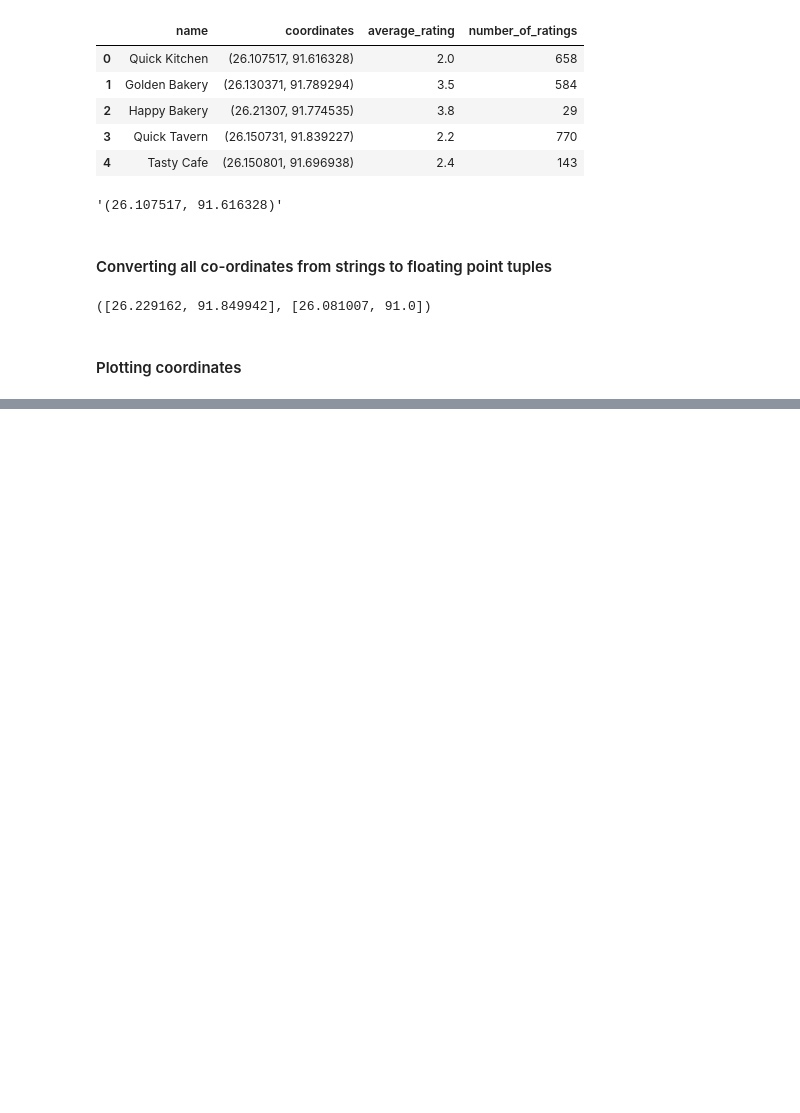
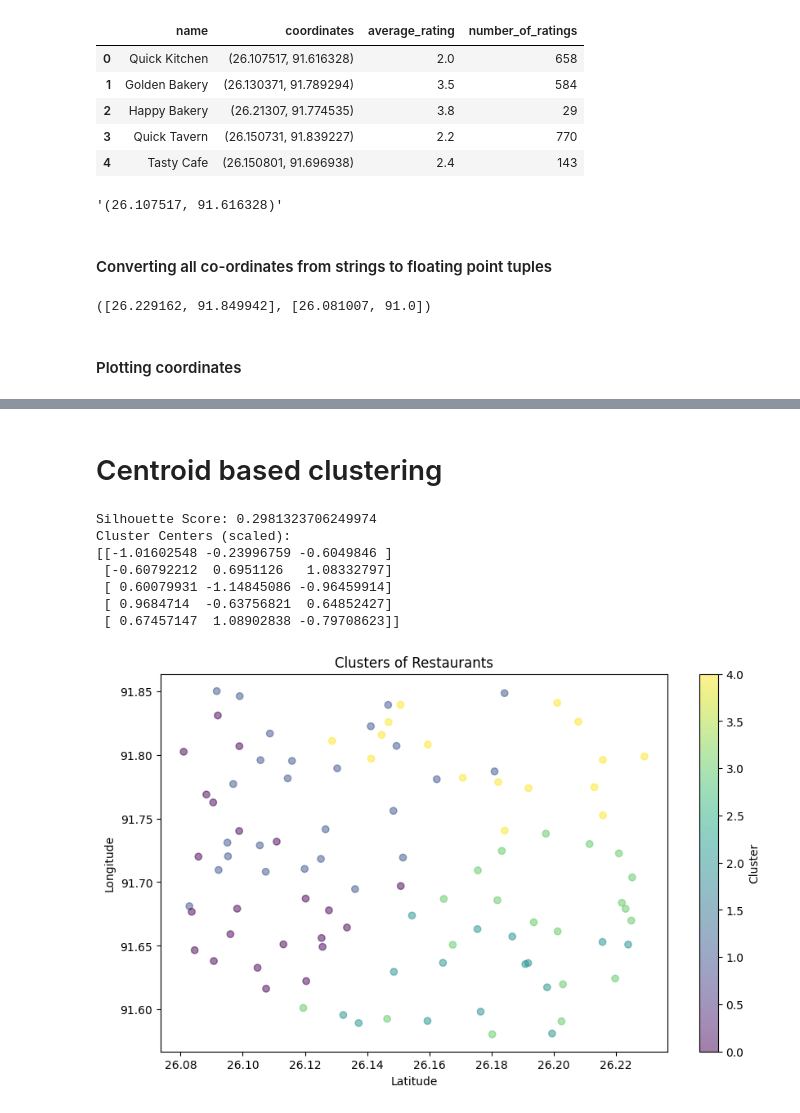
Before and after one commit to vishalndeka/Business-Location-Suggestor, a Jupyter notebook: nb.ipynb, the cells around one changed output, grey strips where cells are left out. Saved outputs shown, nothing was run; the diff lists cells and outputs as text; code cells hidden in the pictures; blank space fills up the shorter version.

Commit message:
simple k-means

```diff
--- a/nb.ipynb
+++ b/nb.ipynb
@@ -84,0 +92,2 @@ TypeError: getBoundsZoomLevel() missing 1 required positional argument: 'mapDim'
+# %%
+test_df.drop(['coordinates'], axis=1, inplace=True)
@@ -84,0 +103,2 @@ TypeError: getBoundsZoomLevel() missing 1 required positional argument: 'mapDim'
+# %% [markdown]
+# Centroid based clustering
@@ -84,0 +111,58 @@ TypeError: getBoundsZoomLevel() missing 1 required positional argument: 'mapDim'
+# %%
+# calculating a success score:
+test_df['success_score'] = test_df['average_rating'] * np.log1p(test_df['number_of_ratings'])
+features = test_df[['lat', 'long', 'success_score']]
+
+scaler = StandardScaler()
+scaled_features = scaler.fit_transform(features)
+
+# Clustering using K-Means
+k = 5  # Number of clusters (can be adjusted)
+kmeans = KMeans(n_clusters=k, random_state=42)
+test_df['cluster'] = kmeans.fit_predict(scaled_features)
+
+# Evaluate clustering with Silhouette Score
+silhouette_avg = silhouette_score(scaled_features, test_df['cluster'])
+print(f"Silhouette Score: {silhouette_avg}")
+
+# Visualize clusters on a map
+# Initialize the map centered around the mean latitude and longitude
+map_center = [test_df['lat'].mean(), test_df['long'].mean()]
+cluster_map = folium.Map(location=map_center, zoom_start=12)
+
+# Add points to the map
+colors = ['red', 'blue', 'green', 'purple', 'orange']  # Add more if k > 5
+for i, row in test_df.iterrows():
+    folium.CircleMarker(
+        location=(row['lat'], row['long']),
+        radius=5,
+        color=colors[row['cluster']],
+        fill=True,
+        fill_color=colors[row['cluster']],
+        fill_opacity=0.7
+    ).add_to(cluster_map)
+
+# Save the map to an HTML file
+cluster_map.save("cluster_map.html")
+
+# Display cluster centers
+print("Cluster Centers (scaled):")
+print(kmeans.cluster_centers_)
+
+# Optional: Plot clusters on a 2D scatter plot (latitude vs longitude)
+plt.figure(figsize=(10, 6))
+plt.scatter(test_df['lat'], test_df['long'], c=test_df['cluster'], cmap='viridis', alpha=0.5)
+plt.title('Clusters of Restaurants')
+plt.xlabel('Latitude')
+plt.ylabel('Longitude')
+plt.colorbar(label='Cluster')
+plt.show()
+# %% [output]
+Silhouette Score: 0.2981323706249974
+Cluster Centers (scaled):
+[[-1.01602548 -0.23996759 -0.6049846 ]
+ [-0.60792212  0.6951126   1.08332797]
+ [ 0.60079931 -1.14845086 -0.96459914]
+ [ 0.9684714  -0.63756821  0.64852427]
+ [ 0.67457147  1.08902838 -0.79708623]]
+[figure, added]
```
Also changed, not shown: parts of 4 cells of this notebook.
